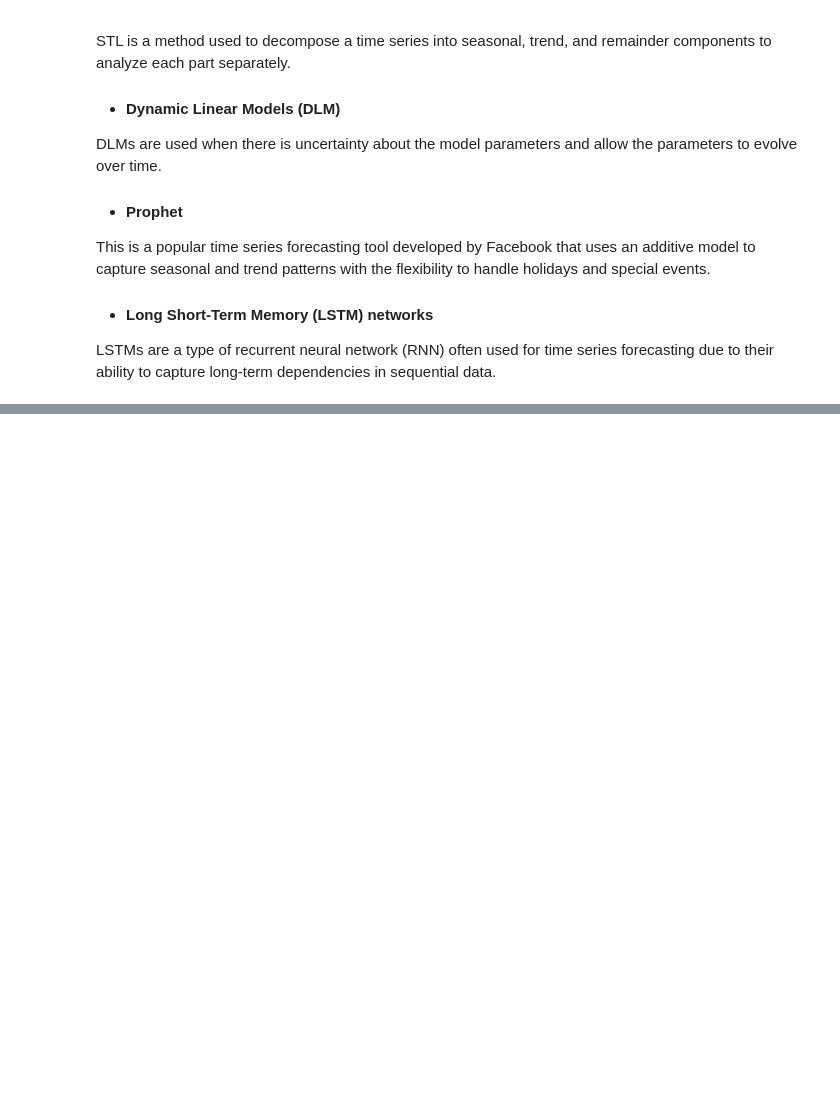
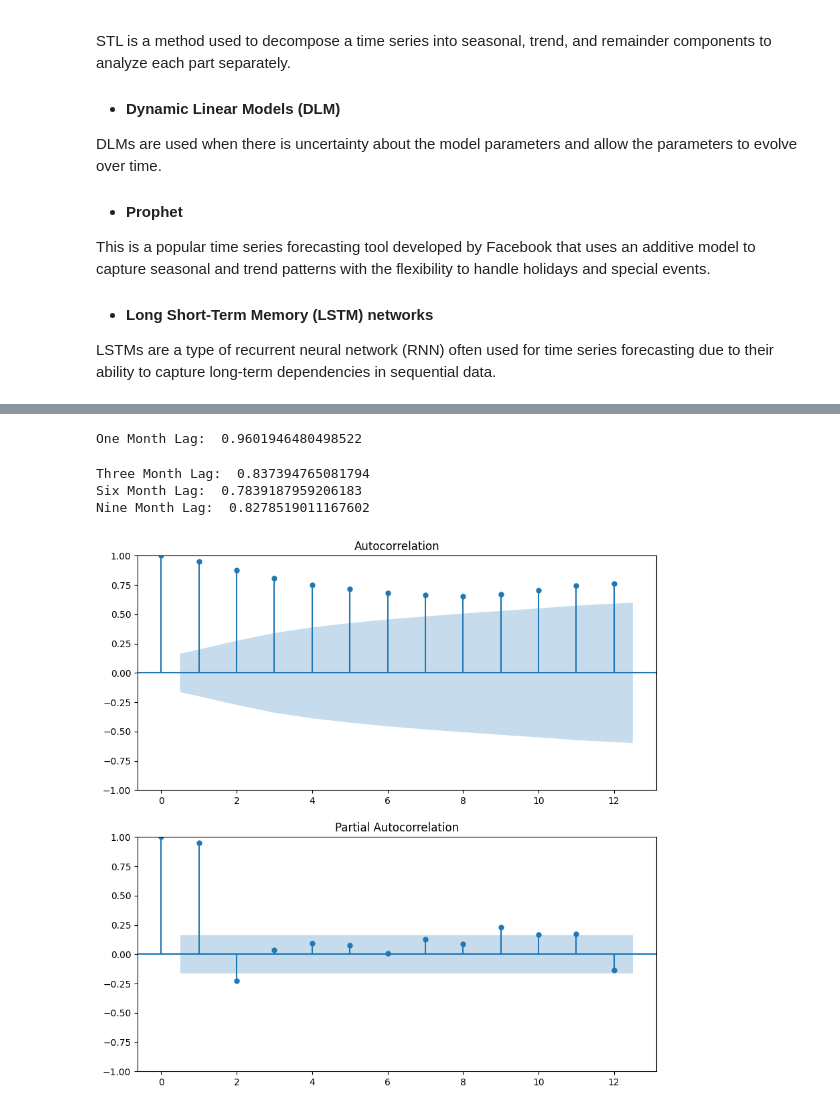
Before and after one commit to Njeri-Gitome/Time_Series_Analysis, a Jupyter notebook: Time Series Regression Models.ipynb, the cells around one changed output, grey strips where cells are left out. Saved outputs shown, nothing was run; the diff lists cells and outputs as text; code cells hidden in the pictures; blank space fills up the shorter version.

```diff
--- a/Time Series Regression Models.ipynb
+++ b/Time Series Regression Models.ipynb
@@ -37,0 +144,35 @@ LSTMs are a type of recurrent neural network (RNN) often used for time series fo
+# %%
+#Autocorrelation in our passanger data for one month:
+autocorrelation_lag1 = df['Passengers'].autocorr(lag =1)
+
+#Display
+print("One Month Lag: ", autocorrelation_lag1)
+# %% [output]
+One Month Lag:  0.9601946480498522
+# %%
+#||For month 3,6 and 9..
+autocorrelation_lag3 = df['Passengers'].autocorr(lag=3)
+print("Three Month Lag: ", autocorrelation_lag3)
+
+autocorrelation_lag6 = df['Passengers'].autocorr(lag=6)
+print("Six Month Lag: ", autocorrelation_lag6)
+
+autocorrelation_lag9 = df['Passengers'].autocorr(lag=9)
+print("Nine Month Lag: ", autocorrelation_lag9)
+# %% [output]
+Three Month Lag:  0.837394765081794
+Six Month Lag:  0.7839187959206183
+Nine Month Lag:  0.8278519011167602
+# %%
+from statsmodels.graphics.tsaplots import plot_acf, plot_pacf
+
+
+#Plotting ACF and PCF
+plt.figure(figsize=(10, 10))
+plt.subplot(211)
+plot_acf(df['Passengers'], lags=12, ax=plt.gca())
+plt.subplot(212)
+plot_pacf(df['Passengers'], lags=12, ax=plt.gca())
+plt.show()
+# %% [output]
+[figure, added]
```
Also changed, not shown: parts of 23 cells of this notebook.
